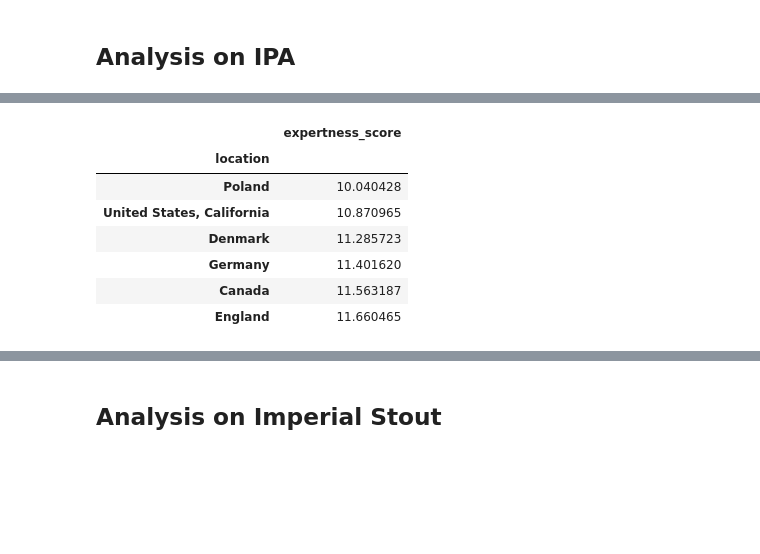
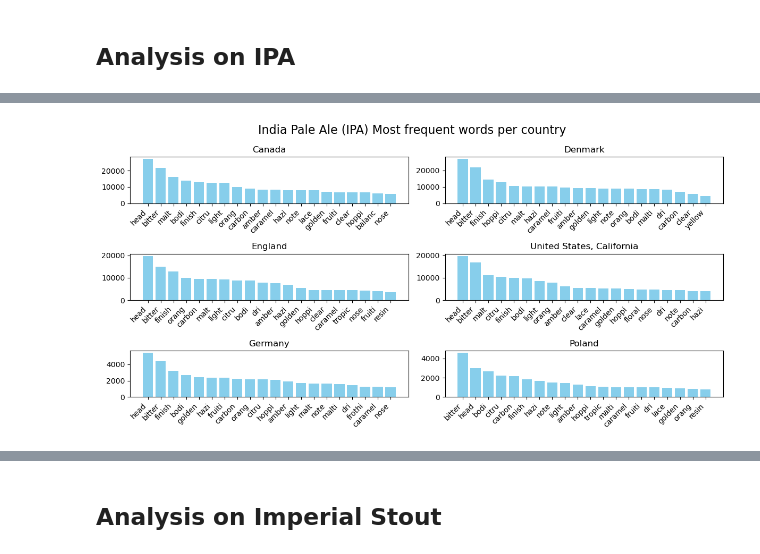
Before and after one commit to nada401/brewing-knowledge, a Jupyter notebook: src/scripts/country_analysis/rb_countries_analysis.ipynb, the cells around one changed output, grey strips where cells are left out. Drawn from its saved outputs; the diff is of its cells as text; code cells hidden in the pictures; blank space fills up the shorter version.

```diff
--- a/src/scripts/country_analysis/rb_countries_analysis.ipynb
+++ b/src/scripts/country_analysis/rb_countries_analysis.ipynb
@@ -110,11 +74,0 @@ plt.show()
-# %%
-loc_score
-# %% [output]
-|  | expertness_score |
-| location |  |
-| Poland | 10.040428 |
-| United States, California | 10.870965 |
-| Denmark | 11.285723 |
-| Germany | 11.401620 |
-| Canada | 11.563187 |
-| England | 11.660465 |
@@ -131,9 +75,5 @@ def compute_occ(df):
 # %%
-#loc_size = complete_IPA[complete_IPA['location'] in sel_countries].groupby('location')
-count_word = pd.DataFrame()
-for c in sel_countries:
-    count_word[c] = compute_occ(complete_IPA[complete_IPA['location']==c].stems)
-    #print(complete_IPA[complete_IPA['location']==c].stems.value_counts())
-    ## TODO fare un dizionario che conta le occorenze e poi plottarlo
-
-count_word =count_word.fillna(0)
+count_words_IPA = get_count_words(complete_IPA, sel_countries)
+plot_count_words(count_words_IPA, style=Ipa_name)
+# %% [output]
+[figure, added]
```
Also changed, not shown: parts of 22 cells of this notebook, 1 other file.
